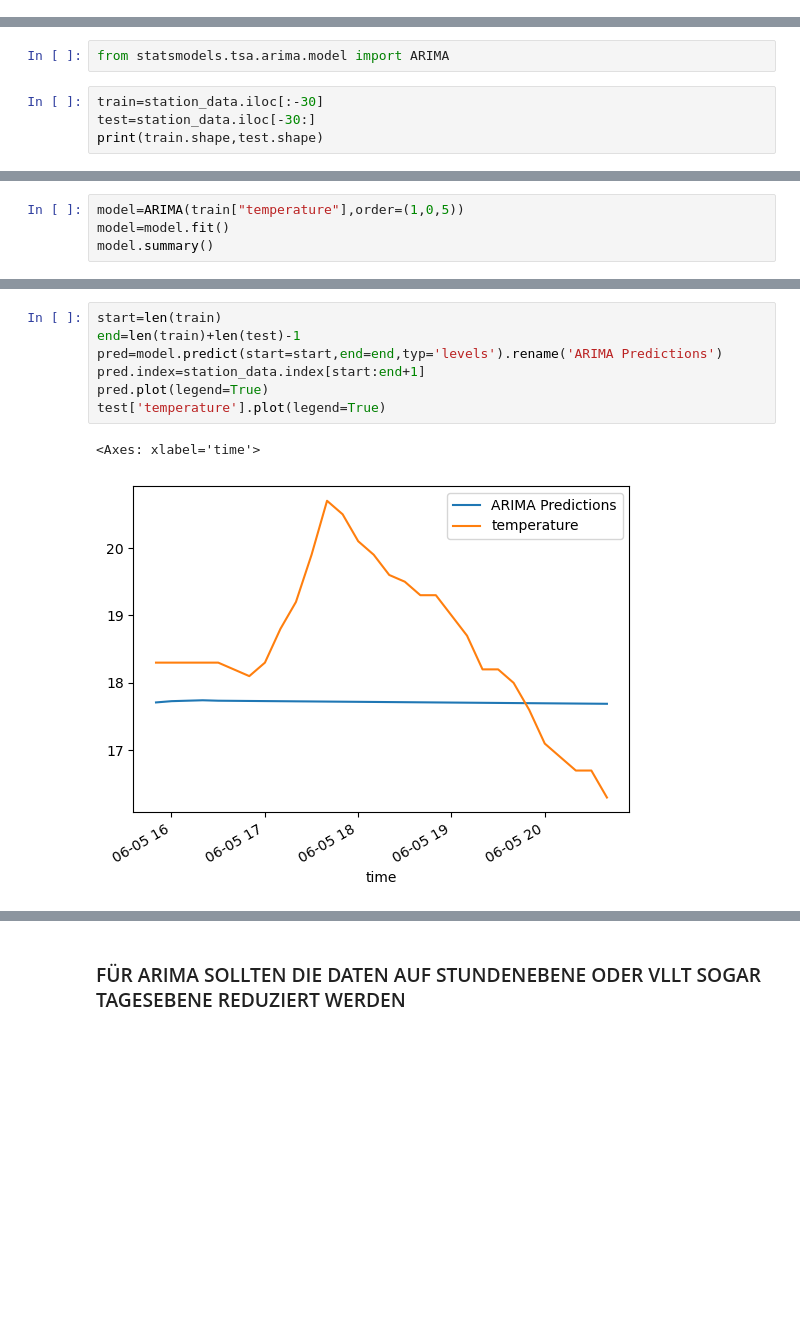
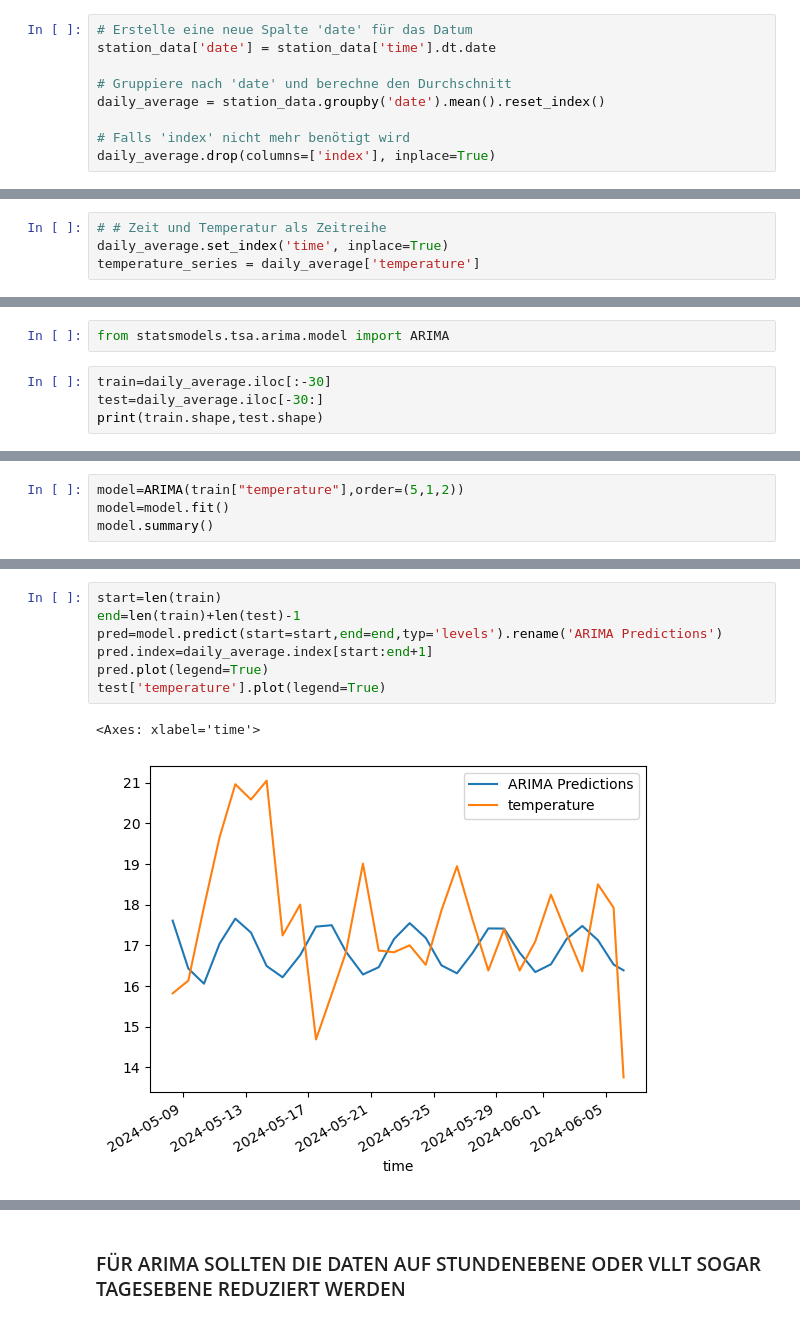
Before and after one commit to Ben99192/Umweltmonitoring_Projekt, a Jupyter notebook: ML_Modell.ipynb, the cells around one changed output, grey strips where cells are left out. Cells and saved outputs as stored; diff of their text form; blank space fills up the shorter version.

Commit message:
ARIMA mit Tagesdurchschnittswerten

```diff
--- a/ML_Modell.ipynb
+++ b/ML_Modell.ipynb
@@ -220,0 +202,9 @@ station_data
+# %%
+# Erstelle eine neue Spalte 'date' für das Datum
+station_data['date'] = station_data['time'].dt.date
+
+# Gruppiere nach 'date' und berechne den Durchschnitt
+daily_average = station_data.groupby('date').mean().reset_index()
+
+# Falls 'index' nicht mehr benötigt wird
+daily_average.drop(columns=['index'], inplace=True)
@@ -221 +220,5 @@ station_data
+# %%
+# # Zeit und Temperatur als Zeitreihe
+daily_average.set_index('time', inplace=True)
+temperature_series = daily_average['temperature']
 # %%
@@ -290,7 +294,7 @@ Warnings:
 # %%
 from statsmodels.tsa.arima.model import ARIMA
 # %%
-train=station_data.iloc[:-30]
-test=station_data.iloc[-30:]
+train=daily_average.iloc[:-30]
+test=daily_average.iloc[-30:]
 print(train.shape,test.shape)
 # %% [output]
@@ -298,5 +302,5 @@ print(train.shape,test.shape)
 # %%
-model=ARIMA(train["temperature"],order=(1,0,5))
+model=ARIMA(train["temperature"],order=(5,1,2))
 model=model.fit()
 model.summary()
 # %% [output]
@@ -326,13 +330,13 @@ Warnings:
 # %%
 start=len(train)
 end=len(train)+len(test)-1
 pred=model.predict(start=start,end=end,typ='levels').rename('ARIMA Predictions')
-pred.index=station_data.index[start:end+1]
+pred.index=daily_average.index[start:end+1]
 pred.plot(legend=True)
 test['temperature'].plot(legend=True)
 # %% [output]
 <Axes: xlabel='time'>
-[figure, old version]
+[figure, new version]
 # %%
 from sklearn.metrics import mean_squared_error
 from math import sqrt
```
Also changed, not shown: parts of 10 cells of this notebook.
